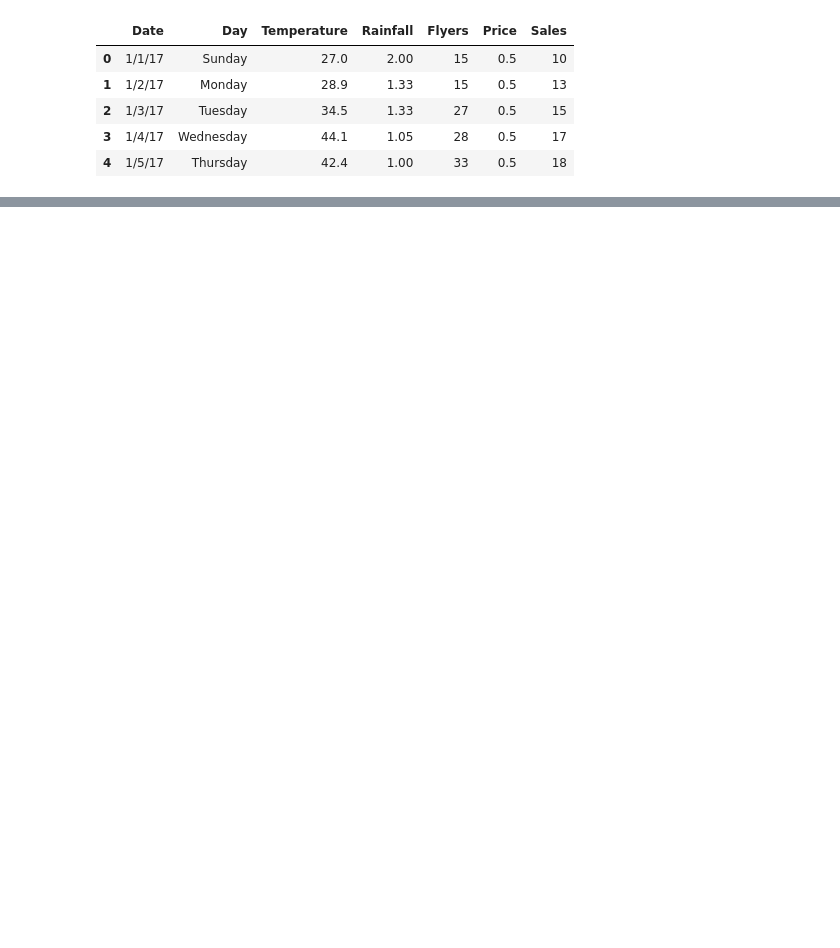
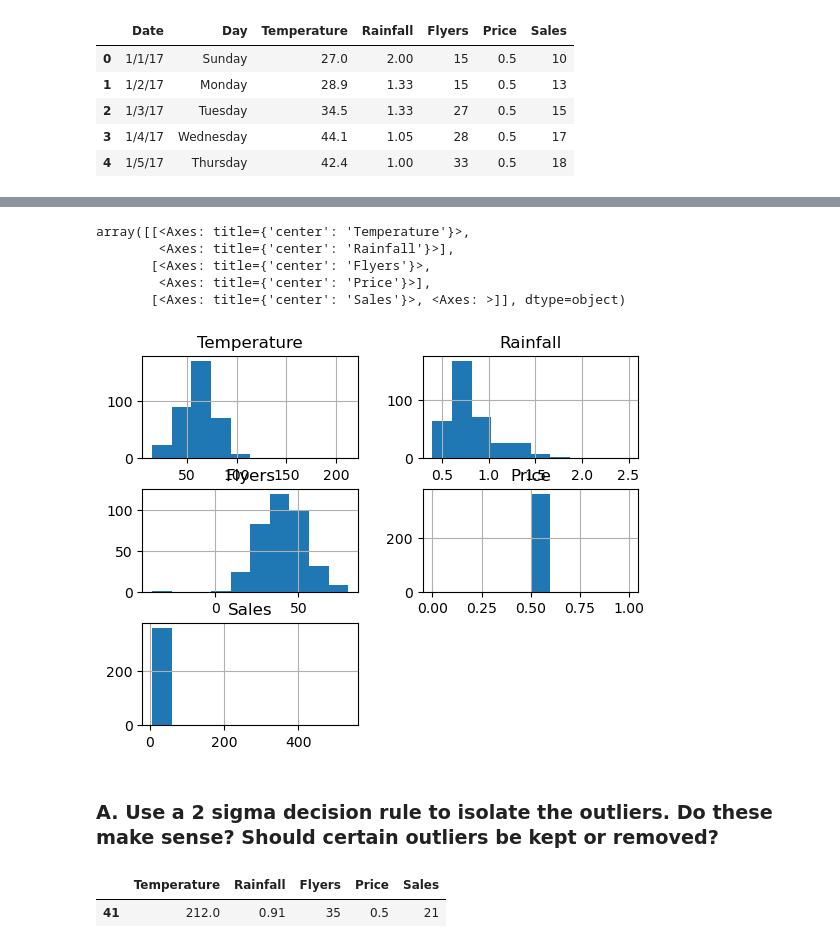
Before and after one commit to DerekBixby/anomaly-detection-exercises, a Jupyter notebook: continuous-probabilistic-methods.ipynb, the cells around one changed output, grey strips where cells are left out. Cells and saved outputs as stored; diff of their text form; code cells hidden in the pictures; blank space fills up the shorter version.

```diff
--- a/continuous-probabilistic-methods.ipynb
+++ b/continuous-probabilistic-methods.ipynb
@@ -39,0 +78,2 @@ df.head()
+# %%
+df = df.drop(columns=['Date', 'Day'])
@@ -39,0 +487,9 @@ df.head()
+# %%
+df.hist()
+# %% [output]
+array([[<Axes: title={'center': 'Temperature'}>,
+        <Axes: title={'center': 'Rainfall'}>],
+       [<Axes: title={'center': 'Flyers'}>,
+        <Axes: title={'center': 'Price'}>],
+       [<Axes: title={'center': 'Sales'}>, <Axes: >]], dtype=object)
+[figure, added]
@@ -39,0 +498,19 @@ df.head()
+# %% [markdown]
+### A. Use a 2 sigma decision rule to isolate the outliers. Do these make sense? Should certain outliers be kept or removed?
+# %%
+# start with an inner fence calculation
+multiplier = 2
+# calculate our q1 and q3
+q1 = df.Temperature.quantile(0.25)
+q3 = df.Temperature.quantile(0.75)
+iqr = q3 - q1
+
+
+
+inner_lower_fence = q1 - (multiplier * iqr)
+inner_upper_fence = q3 + (multiplier * iqr)
+
+df[(df['Temperature'] < inner_lower_fence) |  (df['Temperature'] > inner_upper_fence)]
+# %% [output]
+|  | Temperature | Rainfall | Flyers | Price | Sales |
+| 41 | 212.0 | 0.91 | 35 | 0.5 | 21 |
```
Also changed, not shown: parts of 43 cells of this notebook.
